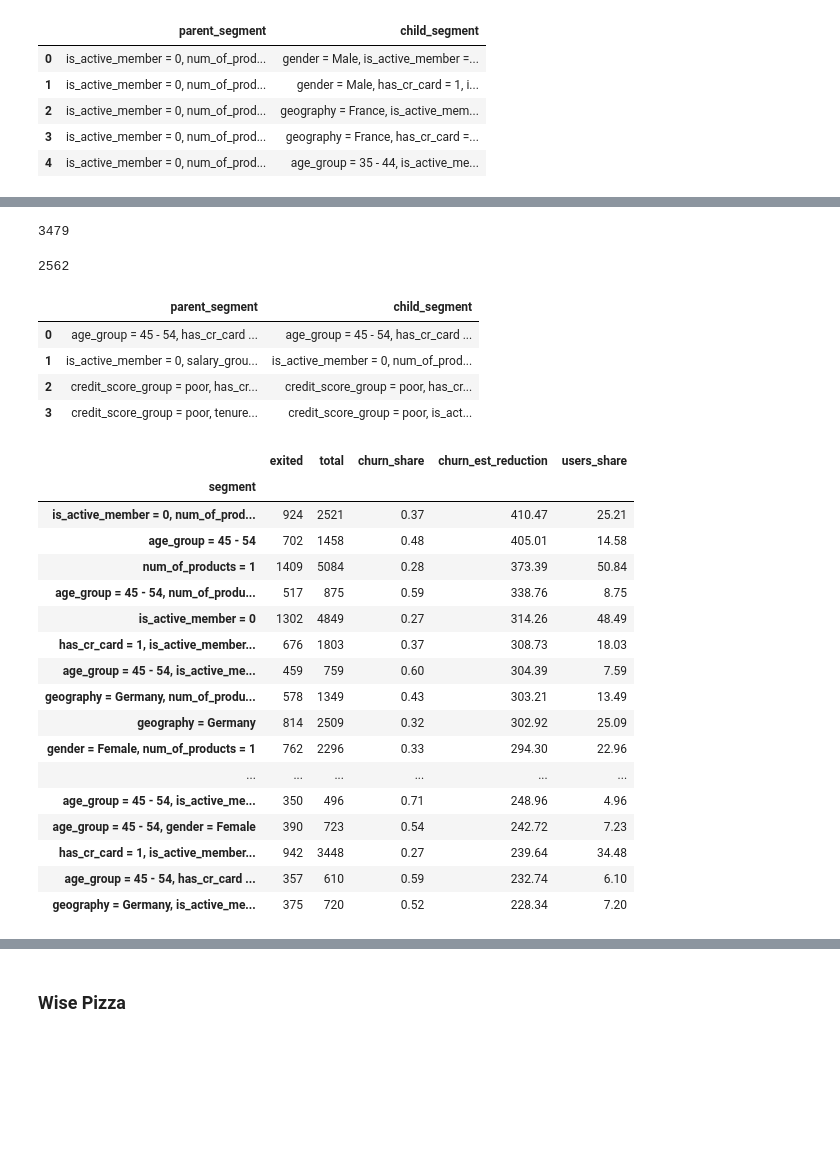
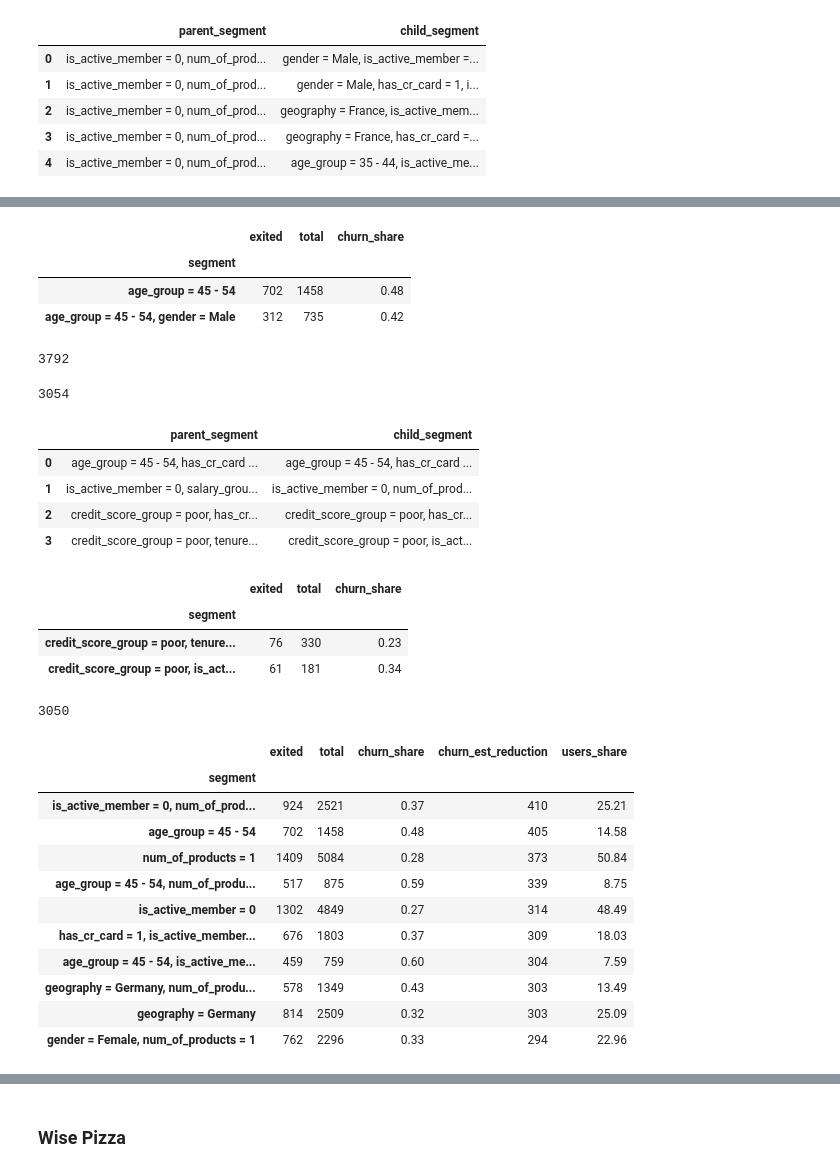
Before and after one commit to miptgirl/miptgirl_medium, a Jupyter notebook: slices_wise_pizza/bank_churn_segments.ipynb, the cells around one changed output, grey strips where cells are left out. Drawn from its saved outputs; the diff is of its cells as text; code cells hidden in the pictures; blank space fills up the shorter version.

Commit message:
Bank churn example: fix formatting

```diff
--- a/slices_wise_pizza/bank_churn_segments.ipynb
+++ b/slices_wise_pizza/bank_churn_segments.ipynb
@@ -253,7 +263,7 @@ def raw_deep_dive_segments(tmp_df, filters):
                 continue
             for val in tmp_df[dim].unique():
                 next_tmp_df = tmp_df[tmp_df[dim] == val]
-                if next_tmp_df.shape[0] < min_segment_size:
+                if next_tmp_df[denom_metric].sum() < min_segment_size:
                     continue
 
                 next_filters = filters.copy()
@@ -276,7 +306,7 @@ segments_df = segments_df[['filters', 'segment', 'numerator', 'denominator']]\
 # %%
 segments_df['churn_share'] = segments_df[num_metric]/segments_df[denom_metric]
 # %%
-segments_df['churn_est_reduction'] = (segments_df.churn_share - baseline_churn)*segments_df.total
+segments_df['churn_est_reduction'] = ((segments_df.churn_share - baseline_churn)*segments_df.total).map(lambda x: int(round(x)))
 # %%
 segments_df['users_share'] = 100.*segments_df.total/total_users
 # %%
@@ -350,7 +380,7 @@ for parent_segment in tqdm.tqdm(filt_segments_df.index):
             filt_segments_df.loc[child_segment][denom_metric]
         )
 
-        if churn_diff_ci[0] > -0.01:
+        if churn_diff_ci[0] > -0.00:
             filt_child_segments.append(
                 {
                     'parent_segment': parent_segment,
@@ -383,13 +418,21 @@ filt_segments_df.loc[['is_active_member = 0, num_of_products = 1',
+# %%
+filt_segments_df.loc[['age_group = 45 - 54',
+                     'age_group = 45 - 54, gender = Male']][['exited', 'total', 'churn_share']]
+# %% [output]
+|  | exited | total | churn_share |
+| segment |  |  |  |
+| age_group = 45 - 54 | 702 | 1458 | 0.48 |
+| age_group = 45 - 54, gender = Male | 312 | 735 | 0.42 |
 # %%
 filt_segments_df.shape[0]
 # %% [output]
-3479
+3792
 # %%
 filt_segments_df = filt_segments_df[~filt_segments_df.index.isin(filt_child_segments_df.child_segment.values)]
 # %%
 filt_segments_df.shape[0]
 # %% [output]
-2562
+3054
 # %%
 filt_parent_segments = []
 
@@ -406,7 +449,7 @@ for child_segment in tqdm.tqdm(filt_segments_df.index):
         )
         child_coverage = filt_segments_df.loc[child_segment][num_metric]/filt_segments_df.loc[parent_segment][num_metric]
 
-        if (churn_diff_ci[1] < 0.01) and (child_coverage >= 0.8):
+        if (churn_diff_ci[1] < 0.00) and (child_coverage >= 0.8):
             filt_parent_segments.append(
                 {
                     'parent_segment': parent_segment,
@@ -423,27 +466,33 @@ filt_parent_segments_df.head()
 | 1 | is_active_member = 0, salary_grou... | is_active_member = 0, num_of_prod... |
 | 2 | credit_score_group = poor, has_cr... | credit_score_group = poor, has_cr... |
 | 3 | credit_score_group = poor, tenure... | credit_score_group = poor, is_act... |
+# %%
+filt_segments_df.loc[['credit_score_group = poor, tenure_group = 8+',
+                     'credit_score_group = poor, is_active_member = 0, tenure_group = 8+']][['exited', 'total', 'churn_share']]
+# %% [output]
+|  | exited | total | churn_share |
+| segment |  |  |  |
+| credit_score_group = poor, tenure... | 76 | 330 | 0.23 |
+| credit_score_group = poor, is_act... | 61 | 181 | 0.34 |
 # %%
 filt_segments_df = filt_segments_df[~filt_segments_df.index.isin(filt_parent_segments_df.parent_segment.values)]
+# %%
+filt_segments_df.shape[0]
+# %% [output]
+3050
 # %%
-filt_segments_df.head(20).drop('filters', axis = 1)
+filt_segments_df.head(10).drop('filters', axis = 1)
 # %% [output]
 |  | exited | total | churn_share | churn_est_reduction | users_share |
 | segment |  |  |  |  |  |
-| is_active_member = 0, num_of_prod... | 924 | 2521 | 0.37 | 410.47 | 25.21 |
-| age_group = 45 - 54 | 702 | 1458 | 0.48 | 405.01 | 14.58 |
-| num_of_products = 1 | 1409 | 5084 | 0.28 | 373.39 | 50.84 |
-| age_group = 45 - 54, num_of_produ... | 517 | 875 | 0.59 | 338.76 | 8.75 |
-| is_active_member = 0 | 1302 | 4849 | 0.27 | 314.26 | 48.49 |
-| has_cr_card = 1, is_active_member... | 676 | 1803 | 0.37 | 308.73 | 18.03 |
-| age_group = 45 - 54, is_active_me... | 459 | 759 | 0.60 | 304.39 | 7.59 |
-| geography = Germany, num_of_produ... | 578 | 1349 | 0.43 | 303.21 | 13.49 |
-| geography = Germany | 814 | 2509 | 0.32 | 302.92 | 25.09 |
-| gender = Female, num_of_products = 1 | 762 | 2296 | 0.33 | 294.30 | 22.96 |
-| ... | ... | ... | ... | ... | ... |
-| age_group = 45 - 54, is_active_me... | 350 | 496 | 0.71 | 248.96 | 4.96 |
-| age_group = 45 - 54, gender = Female | 390 | 723 | 0.54 | 242.72 | 7.23 |
-| has_cr_card = 1, is_active_member... | 942 | 3448 | 0.27 | 239.64 | 34.48 |
-| age_group = 45 - 54, has_cr_card ... | 357 | 610 | 0.59 | 232.74 | 6.10 |
-| geography = Germany, is_active_me... | 375 | 720 | 0.52 | 228.34 | 7.20 |
+| is_active_member = 0, num_of_prod... | 924 | 2521 | 0.37 | 410 | 25.21 |
+| age_group = 45 - 54 | 702 | 1458 | 0.48 | 405 | 14.58 |
+| num_of_products = 1 | 1409 | 5084 | 0.28 | 373 | 50.84 |
+| age_group = 45 - 54, num_of_produ... | 517 | 875 | 0.59 | 339 | 8.75 |
+| is_active_member = 0 | 1302 | 4849 | 0.27 | 314 | 48.49 |
+| has_cr_card = 1, is_active_member... | 676 | 1803 | 0.37 | 309 | 18.03 |
+| age_group = 45 - 54, is_active_me... | 459 | 759 | 0.60 | 304 | 7.59 |
+| geography = Germany, num_of_produ... | 578 | 1349 | 0.43 | 303 | 13.49 |
+| geography = Germany | 814 | 2509 | 0.32 | 303 | 25.09 |
+| gender = Female, num_of_products = 1 | 762 | 2296 | 0.33 | 294 | 22.96 |
 # %%
```
Also changed, not shown: parts of 22 cells of this notebook.
